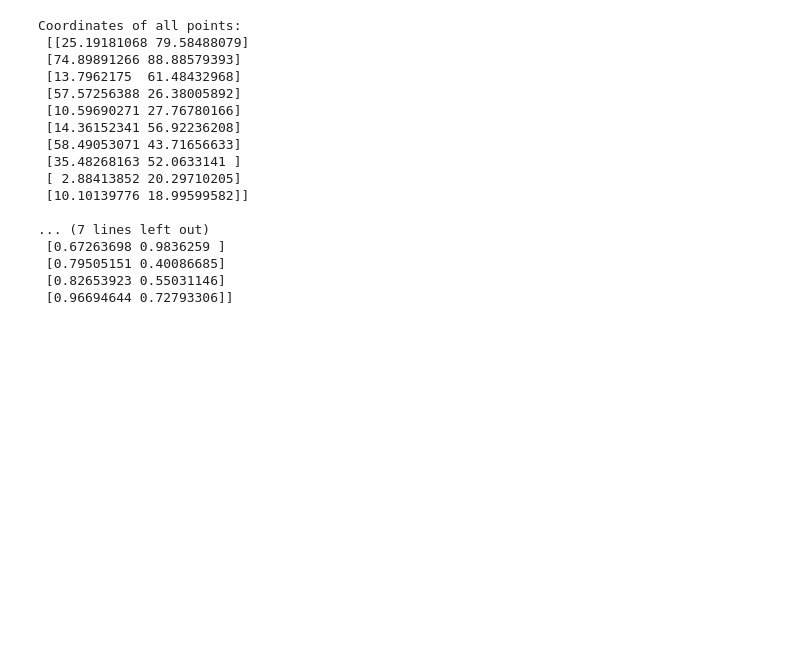
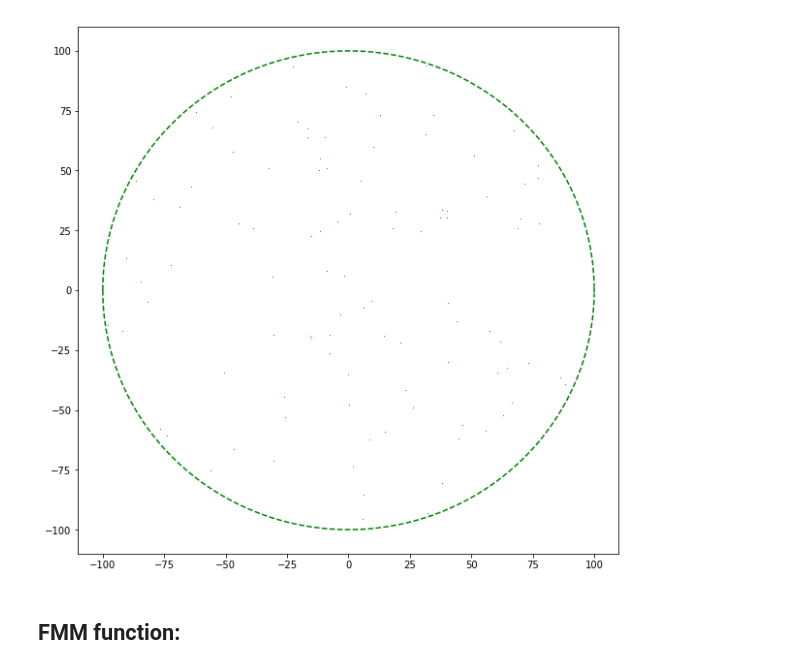
Before and after one commit to archilless/2D_Gravitational_problem, a Jupyter notebook: Project.ipynb, the cells around one changed output. Cells and saved outputs as stored; diff of their text form; code cells hidden in the pictures; blank space fills up the shorter version.

```diff
--- a/Project.ipynb
+++ b/Project.ipynb
@@ -4,36 +5,34 @@ import matplotlib.pyplot as plt
-# %%
-epsilon = 0.0001
-alpha = 2
-A = 200
-B = 10
-N = 10
-scale = 100
-h = 0.01 #step
-
-all_points = [np.asarray([np.random.rand()*scale, np.random.rand()*scale, np.random.rand(), np.random.rand()]) \
-                                                                                  for _ in np.arange(N) ]
-
-old_coordinates_of_all_points = coordinates_of_all_points = np.random.rand(N, 2)*scale
-old_velocities_of_all_points = velocities_of_all_points = np.random.rand(N, 2)
-print("Coordinates of all points:\n", coordinates_of_all_points, \
-      "\n\nVelocities of all points:\n", velocities_of_all_points)
-# %% [output]
-Coordinates of all points:
- [[25.19181068 79.58488079]
- [74.89891266 88.88579393]
- [13.7962175  61.48432968]
- [57.57256388 26.38005892]
- [10.59690271 27.76780166]
- [14.36152341 56.92236208]
- [58.49053071 43.71656633]
- [35.48268163 52.0633141 ]
- [ 2.88413852 20.29710205]
- [10.10139776 18.99599582]]
-
-... (7 lines left out)
- [0.67263698 0.9836259 ]
- [0.79505151 0.40086685]
- [0.82653923 0.55031146]
- [0.96694644 0.72793306]]
+# %%
+# A = 5
+# B = 9
+N = 100
+radius = 100
+h = 0.0001 #step
+delta = 0.1
+# alpha=2
+# epsilon=0.01
+
+old_coords=coordinates_of_all_points = np.random.normal(loc = (0, 0),size =(N, 2))*radius
+old_veloc =velocities_of_all_points = np.random.rand(N, 2)
+
+while (np.sum(np.linalg.norm(coordinates_of_all_points, axis = 1)>radius)>0):
+    length = np.sum(np.linalg.norm(coordinates_of_all_points, axis = 1)>radius)
+    substitution_matrix = np.random.normal(loc = (0, 0),size =(length, 2))* radius
+    coordinates_of_all_points[np.linalg.norm(coordinates_of_all_points, axis = 1)>radius] = substitution_matrix
+
+# print("Coordinates of all points:\n", coordinates_of_all_points, \
+#       "\n\nVelocities of all points:\n", velocities_of_all_points)
+x_boundary = np.arange(-radius, radius, 0.01)
+y_boundary = np.sqrt(radius**2 - x_boundary**2)
+plt.figure(figsize=(10,10))
+plt.plot(coordinates_of_all_points[:,0], coordinates_of_all_points[:,1], ",")
+plt.plot(x_boundary, y_boundary, "g--")
+plt.plot([radius, radius], [y_boundary[-1], -y_boundary[-1]], "g--")
+plt.plot(x_boundary, -y_boundary, "g--")
+plt.show()
+# %% [output]
+[figure, added]
 # %%
 # def new_coordinates()
+# %% [markdown]
+## FMM function:
```
Also changed, not shown: parts of 12 cells of this notebook.
